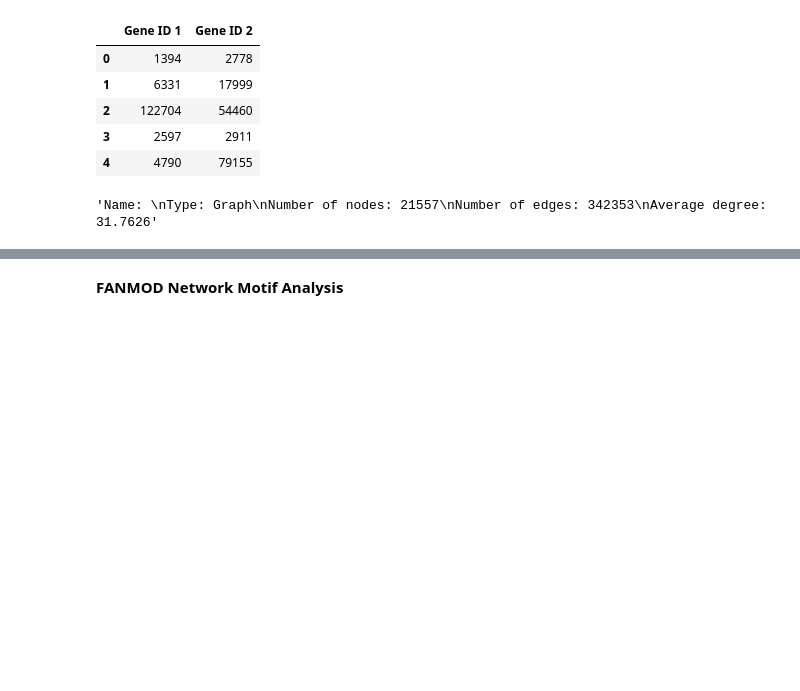
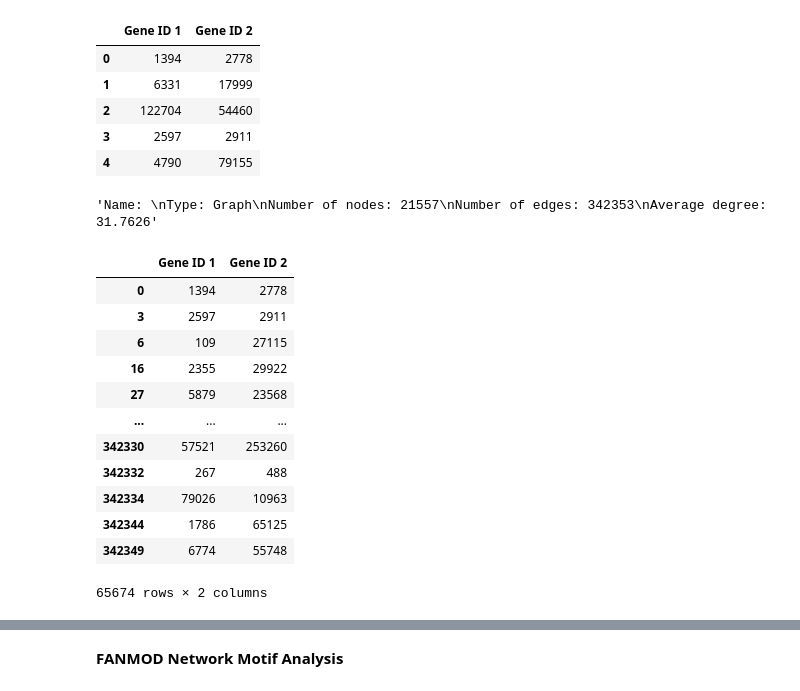
Before and after one commit to arolihas/ppi-motifs, a Jupyter notebook: EDA.ipynb, the cells around one changed output, grey strips where cells are left out. Drawn from its saved outputs; the diff is of its cells as text; code cells hidden in the pictures; blank space fills up the shorter version.

```diff
--- a/EDA.ipynb
+++ b/EDA.ipynb
@@ -142,3 +154,21 @@ graph = nx.from_pandas_edgelist(network, 'Gene ID 1', 'Gene ID 2')
 nx.info(graph)
 # %% [output]
 'Name: \nType: Graph\nNumber of nodes: 21557\nNumber of edges: 342353\nAverage degree:  31.7626'
+# %%
+diseased_network = network[network['Gene ID 1'].isin(diseased_nodes) & network['Gene ID 2'].isin(diseased_nodes)]
+# %%
+diseased_network
+# %% [output]
+|  | Gene ID 1 | Gene ID 2 |
+| 0 | 1394 | 2778 |
+| 3 | 2597 | 2911 |
+| 6 | 109 | 27115 |
+| 16 | 2355 | 29922 |
+| 27 | 5879 | 23568 |
+| ... | ... | ... |
+| 342330 | 57521 | 253260 |
+| 342332 | 267 | 488 |
+| 342334 | 79026 | 10963 |
+| 342344 | 1786 | 65125 |
+| 342349 | 6774 | 55748 |
+65674 rows × 2 columns
```
Also changed, not shown: parts of 3 cells of this notebook.
